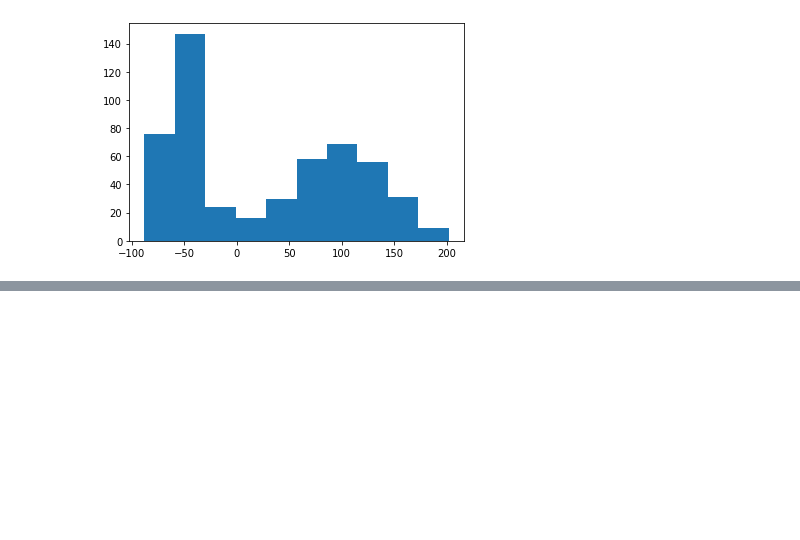
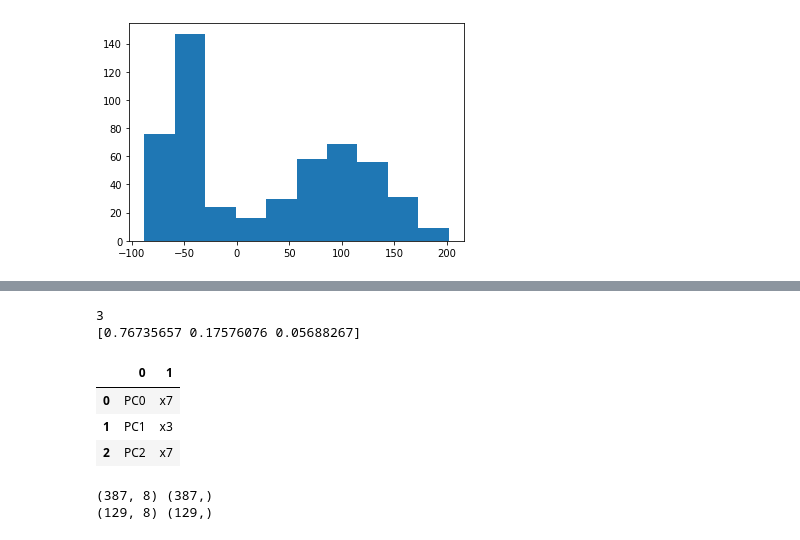
Before and after one commit to dh2di3oj2/code, a Jupyter notebook: midterm 1/midterm.ipynb, the cells around one changed output, grey strips where cells are left out. Saved outputs shown, nothing was run; the diff lists cells and outputs as text; code cells hidden in the pictures; blank space fills up the shorter version.

```diff
--- a/midterm 1/midterm.ipynb
+++ b/midterm 1/midterm.ipynb
@@ -127,0 +110,40 @@ IndexError: index 8 is out of bounds for axis 0 with size 8
+# %%
+#PCA time
+def numPCA(x,v,z):
+    pca = PCA(.99)
+    model = pca.fit(StandardScaler().fit_transform(x))
+    n_pcs = pca.n_components_
+        # LIST COMPREHENSION HERE
+    most_important = [np.abs(model.components_[i]).argmax() for i in range(n_pcs)]
+    #print(model.components_)
+    initial_feature_names = v
+    # get the names
+    most_important_names = [initial_feature_names[most_important[i]] for i in range(n_pcs)]
+
+    # LIST COMPREHENSION HERE AGAIN
+    dic = {'PC{}'.format(i): most_important_names[i] for i in range(n_pcs)}
+
+    # build the dataframe
+    df2 = pd.DataFrame(dic.items())
+    print (n_pcs)
+    print (pca.explained_variance_ratio_)
+    latent_vars = pca.fit_transform(z)
+
+    #print(df2)
+    return  df2, latent_vars
+# %%
+
+#pca on all variables that look gaussian
+v = ['x2','x3','x7']
+xp = df[v]
+xp = StandardScaler().fit_transform(xp)
+
+dfPCA,latent_vars = numPCA(xp,v,df[v]) #i think i will use this PCA to drop x2 and x3
+dfPCA
+# %% [output]
+3
+[0.76735657 0.17576076 0.05688267]
+|  | 0 | 1 |
+| 0 | PC0 | x7 |
+| 1 | PC1 | x3 |
+| 2 | PC2 | x7 |
@@ -127,0 +158,7 @@ IndexError: index 8 is out of bounds for axis 0 with size 8
+# %%
+# make sure results make sense
+print (x_train.shape, y_train.shape)
+print (x_test.shape, y_test.shape)
+# %% [output]
+(387, 8) (387,)
+(129, 8) (129,)
```
Also changed, not shown: parts of 9 cells of this notebook, 4 other files.
